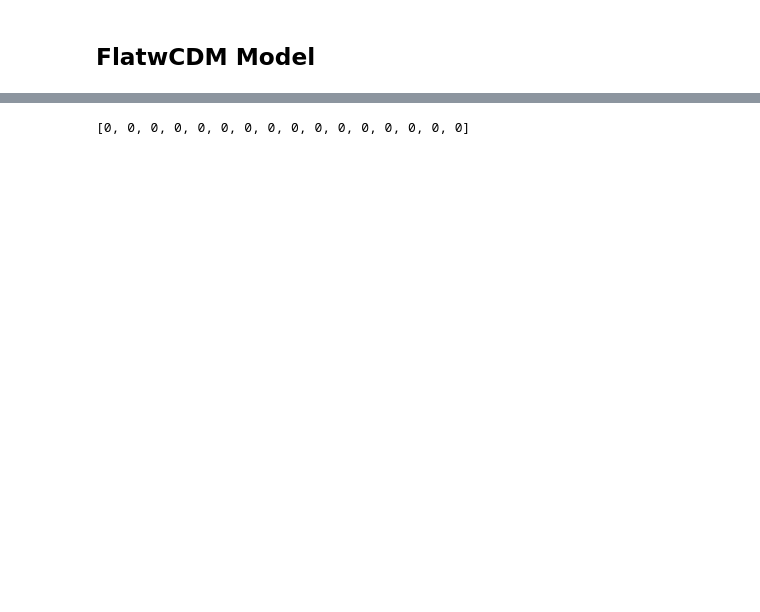
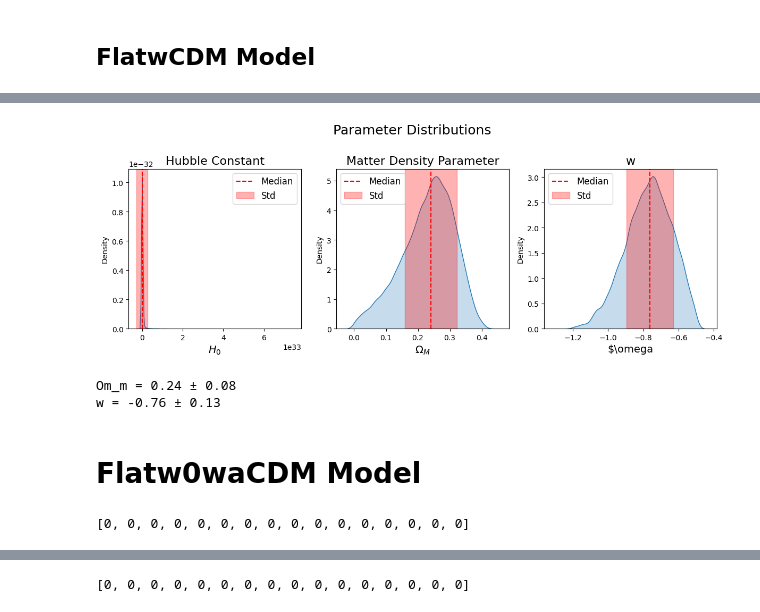
Before and after one commit to MagicalBean/DES_MCMC, a Jupyter notebook: workthrough.ipynb, the cells around one changed output, grey strips where cells are left out. Drawn from its saved outputs; the diff is of its cells as text; code cells hidden in the pictures; blank space fills up the shorter version.

```diff
--- a/workthrough.ipynb
+++ b/workthrough.ipynb
@@ -150,3 +152,11 @@ Om_l = 0.50 ± 0.09
 Om_k = 0.24 ± 0.14
 # %% [markdown]
 ## FlatwCDM Model
+# %%
+fwcdm_sampler = CosmologyMCMC(FlatwCDMModel(), df)
+
+n_walkers = 16
+n_iterations = 2000
+p0 = np.random.multivariate_normal(mean=[73, 0.3, 0], cov=np.diag([1, 1e-12, 1e-12]), size=n_walkers)
+
+fwcdm_sampler.test_priors(p0)
@@ -152,0 +175,38 @@ Om_k = 0.24 ± 0.14
+# %%
+fig, axs = plt.subplots(1, 3, figsize=(12, 4.6))
+
+titles = ['Hubble Constant', 'Matter Density Parameter', 'w']
+x_labels = [r'$H_0$', r'$\Omega_M$', r'$\omega']
+for i in range(0, 3):
+    sns.kdeplot(fwcdm_sampler.burned.iloc[:,i], fill=True, ax=axs[i])
+    axs[i].set_xlabel(x_labels[i], size=14)
+    axs[i].set_title(titles[i], size=16)
+    median = np.median(fwcdm_sampler.burned.iloc[:,i])
+    std = np.std(fwcdm_sampler.burned.iloc[:,i])
+    axs[i].axvline(median, color='red', linestyle='dashed', label='Median')
+    axs[i].axvspan(median-std, median+std, color='red', alpha=0.3, label='Std')
+    axs[i].legend(fontsize=12)
+
+fig.suptitle('Parameter Distributions', size=18)
+plt.tight_layout()
+plt.show()
+# %% [output]
+[figure, added]
+# %%
+print(f"Om_m = {fwcdm_sampler.burned['Om_m'].median():.2f} ± {fwcdm_sampler.burned['Om_m'].std():.2f}")
+print(f"w = {fwcdm_sampler.burned['w'].median():.2f} ± {fwcdm_sampler.burned['w'].std():.2f}")
+# %% [output]
+Om_m = 0.24 ± 0.08
+w = -0.76 ± 0.13
+# %% [markdown]
+# Flatw0waCDM Model
+# %%
+fw0wa_sampler = CosmologyMCMC(Flatw0waCDMModel(), df)
+
+n_walkers = 16
+n_iterations = 2000
+p0 = np.random.multivariate_normal(mean=[73, 0.3, 0, 0], cov=np.diag([1, 1e-12, 1e-12, 1e-12]), size=n_walkers)
+
+fw0wa_sampler.test_priors(p0)
+# %% [output]
+[0, 0, 0, 0, 0, 0, 0, 0, 0, 0, 0, 0, 0, 0, 0, 0]
```
Also changed, not shown: parts of 30 cells of this notebook, 6 other files.
